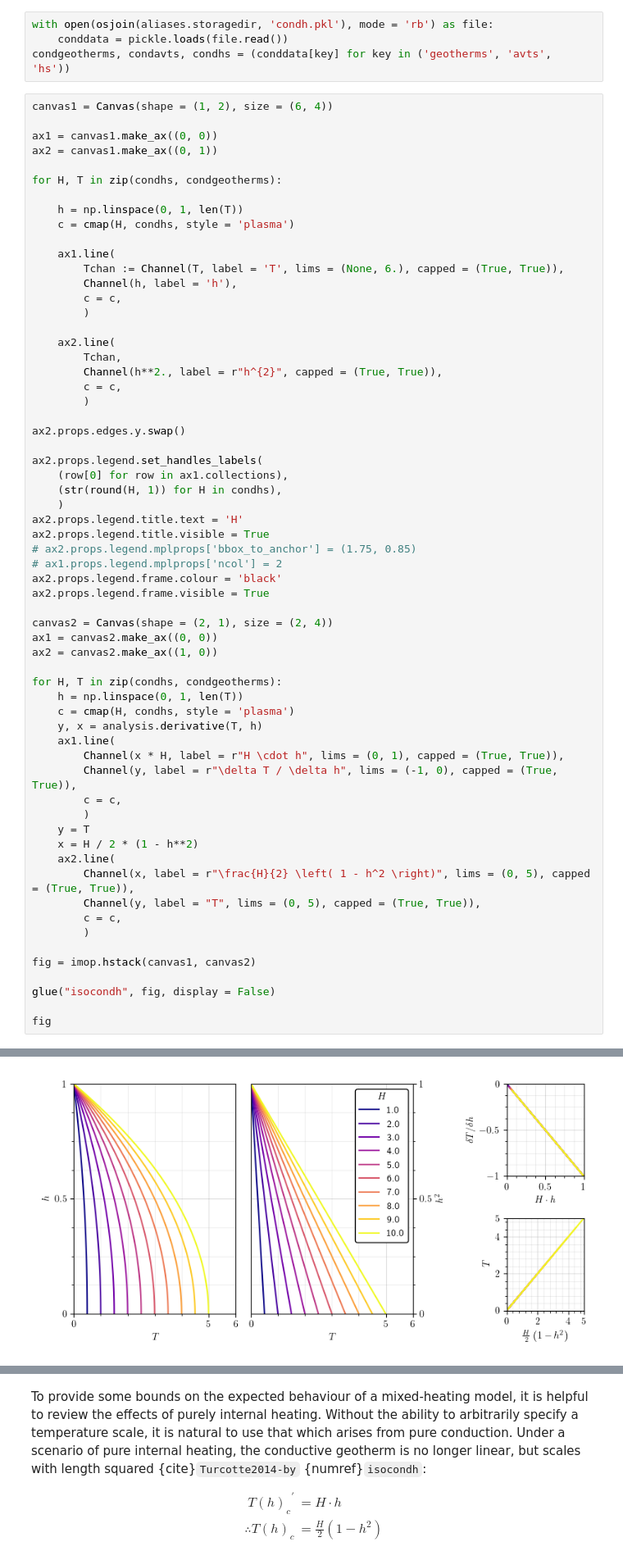
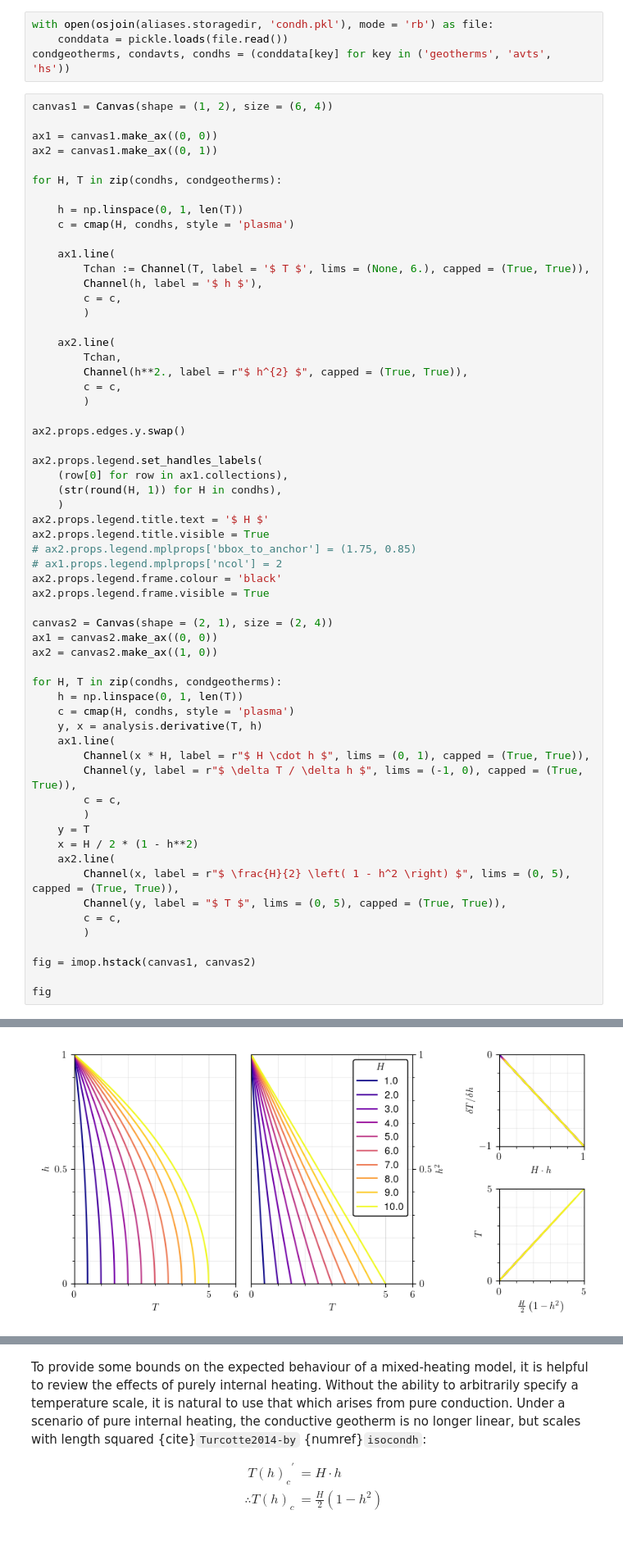
Before and after one commit to rsbyrne/thesis, a Jupyter notebook: book/content/chapter_04_isoviscous/background/heating.ipynb, the cells around one changed output, grey strips where cells are left out. Shown at 82% size. Drawn from its saved outputs; the diff is of its cells as text.

```diff
--- a/book/content/chapter_04_isoviscous/background/heating.ipynb
+++ b/book/content/chapter_04_isoviscous/background/heating.ipynb
@@ -54,14 +138,14 @@ for H, T in zip(condhs, condgeotherms):
     c = cmap(H, condhs, style = 'plasma')
 
     ax1.line(
-        Tchan := Channel(T, label = 'T', lims = (None, 6.), capped = (True, True)),
-        Channel(h, label = 'h'),
+        Tchan := Channel(T, label = '$ T $', lims = (None, 6.), capped = (True, True)),
+        Channel(h, label = '$ h $'),
         c = c,
         )
 
     ax2.line(
         Tchan,
-        Channel(h**2., label = r"h^{2}", capped = (True, True)),
+        Channel(h**2., label = r"$ h^{2} $", capped = (True, True)),
         c = c,
         )
 
@@ -71,7 +155,7 @@ ax2.props.legend.set_handles_labels(
     (row[0] for row in ax1.collections),
     (str(round(H, 1)) for H in condhs),
     )
-ax2.props.legend.title.text = 'H'
+ax2.props.legend.title.text = '$ H $'
 ax2.props.legend.title.visible = True
 # ax2.props.legend.mplprops['bbox_to_anchor'] = (1.75, 0.85)
 # ax1.props.legend.mplprops['ncol'] = 2
@@ -87,21 +171,19 @@ for H, T in zip(condhs, condgeotherms):
     c = cmap(H, condhs, style = 'plasma')
     y, x = analysis.derivative(T, h)
     ax1.line(
-        Channel(x * H, label = r"H \cdot h", lims = (0, 1), capped = (True, True)),
-        Channel(y, label = r"\delta T / \delta h", lims = (-1, 0), capped = (True, True)),
+        Channel(x * H, label = r"$ H \cdot h $", lims = (0, 1), capped = (True, True)),
+        Channel(y, label = r"$ \delta T / \delta h $", lims = (-1, 0), capped = (True, True)),
         c = c,
         )
     y = T
     x = H / 2 * (1 - h**2)
     ax2.line(
-        Channel(x, label = r"\frac{H}{2} \left( 1 - h^2 \right)", lims = (0, 5), capped = (True, True)),
-        Channel(y, label = "T", lims = (0, 5), capped = (True, True)),
+        Channel(x, label = r"$ \frac{H}{2} \left( 1 - h^2 \right) $", lims = (0, 5), capped = (True, True)),
+        Channel(y, label = "$ T $", lims = (0, 5), capped = (True, True)),
         c = c,
         )
 
 fig = imop.hstack(canvas1, canvas2)
 
-glue("isocondh", fig, display = False)
-
 fig
 # %% [output]
@@ -109,2 +190,2 @@ fig
-[figure, old version]
+[figure, new version]
 # %% [markdown]
```
Also changed, not shown: parts of 6 cells of this notebook, 25 other files.
